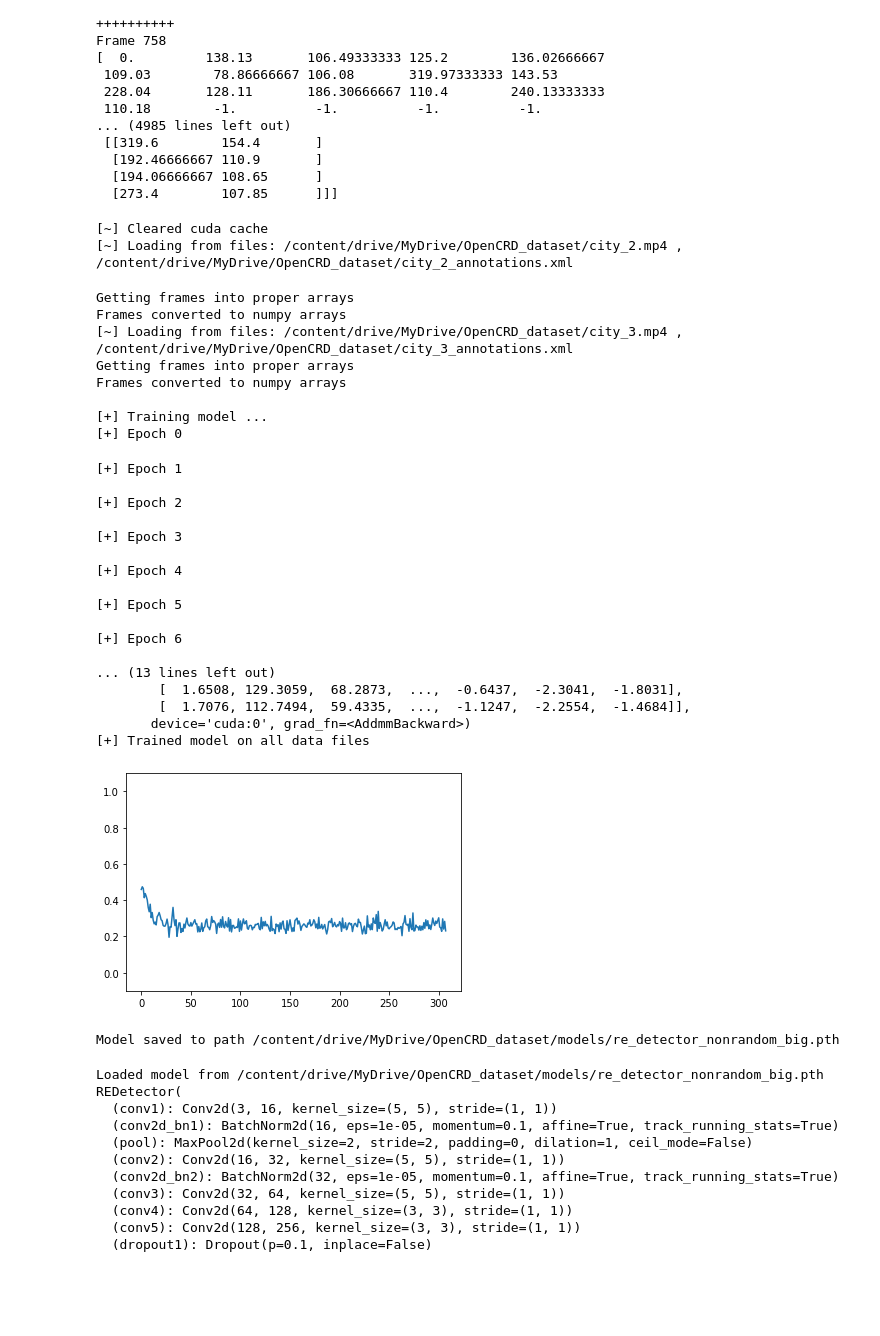
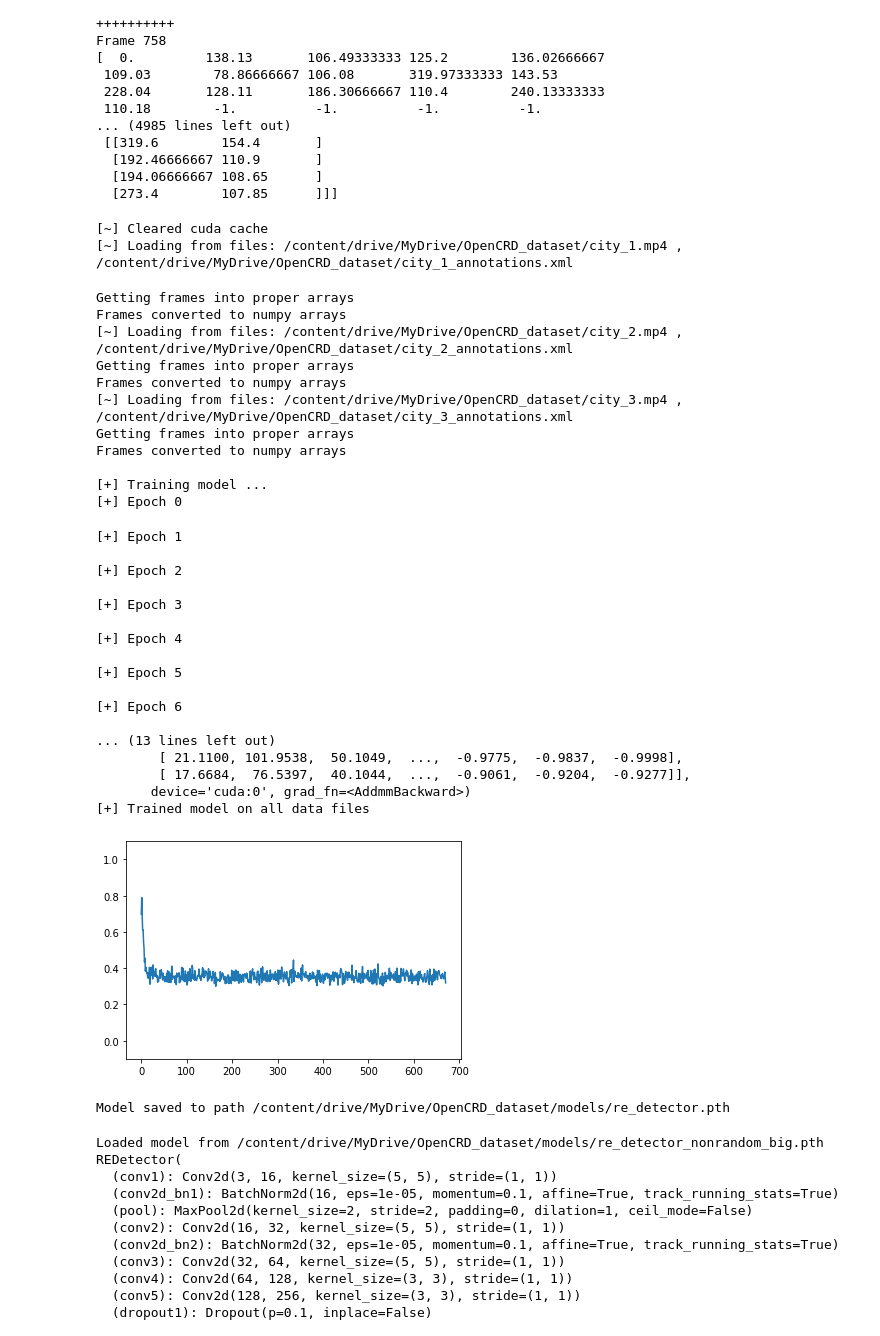
Before and after one commit to pAplakidis/OpenCRD, a Jupyter notebook: notebooks/train_test_re_colab.ipynb, the cells around one changed output. Saved outputs shown, nothing was run; the diff lists cells and outputs as text; code cells hidden in the pictures; blank space fills up the shorter version.

```diff
--- a/notebooks/train_test_re_colab.ipynb
+++ b/notebooks/train_test_re_colab.ipynb
@@ -212,7 +212,7 @@ class REDetector(nn.Module):
 def serialize_polylines(polylines, n_coords, n_points, max_n_lines):
   # check if we have more than n_points
   # TODO: instead of removing the whole line, just get polyline[:n_points]
-  for polyline in polylines:
+  for polyline in polylines.copy():
     if len(polyline) != n_points:
       polylines.remove(polyline)
   assert len(polylines) <= max_n_lines, "More than max number of lines found"
@@ -300,9 +300,11 @@ Frame 758
   [273.4        107.85      ]]]
 # %%
 # TRAINING PROCESS
+
+# TODO: OUTPUT IS ALWAYS THE SAME NO MATTER THE FRAME
 def train(frames, annotations, model):
-  loss_function = nn.L1Loss() # mean absolute error
-  #loss_function = nn.MSELoss() # mean square error
+  #loss_function = nn.L1Loss() # mean absolute error
+  loss_function = nn.MSELoss() # mean square error
   optim = torch.optim.Adam(model.parameters(), lr=0.1)  # TODO: try new learning rates (maybe increase the rate)
 
   losses, accuracies = [], []
@@ -353,8 +355,8 @@ def train(frames, annotations, model):
       # print stats
       loss = loss.item()
       #accuracy = accuracy.item()
-      losses.append(loss/100) # /100 so that we can see it in the graph
-      #losses.append(loss/10000) # /10000 so that we can see it in the graph
+      #losses.append(loss/100) # /100 so that we can see it in the graph
+      losses.append(loss/10000) # /10000 so that we can see it in the graph
       #accuracies.append(accuracy)
       #t.set_description("loss %.2f accuracy %.2f out %.2f" % (loss, accuracy, out.mean().item()))
       t.set_description("loss %.2f out %.2f" % (loss, out.mean().item()))
@@ -373,12 +375,11 @@ if device.type == "cuda":
 
 model = REDetector().to(device).train()
 
-for i in trange(1, len(video_files)):
+for i in trange(0, len(video_files)):
   print("[~] Loading from files: %s , %s" % (base_dir+video_files[i], base_dir+annot_files[i]))
   frames, annotations = get_data(base_dir+video_files[i], base_dir+annot_files[i])
   frames = conv_frames(frames)
-  #if i == 0:
-  if i == 1:
+  if i == 0:
     all_frames = frames
     all_annotations = annotations
   else:
@@ -387,37 +388,40 @@ for i in trange(1, len(video_files)):
 
 frames, labels = [], [] # free up memory
 print("[+] Training model ...")
 model = train(all_frames, all_annotations[:-1], model)
 print("[+] Trained model on all data files")
 # %% [output]
 [~] Cleared cuda cache
-[~] Loading from files: /content/drive/MyDrive/OpenCRD_dataset/city_2.mp4 , /content/drive/MyDrive/OpenCRD_dataset/city_2_annotations.xml
+[~] Loading from files: /content/drive/MyDrive/OpenCRD_dataset/city_1.mp4 , /content/drive/MyDrive/OpenCRD_dataset/city_1_annotations.xml
+Getting frames into proper arrays
+Frames converted to numpy arrays
+[~] Loading from files: /content/drive/MyDrive/OpenCRD_dataset/city_2.mp4 , /content/drive/MyDrive/OpenCRD_dataset/city_2_annotations.xml
 Getting frames into proper arrays
 Frames converted to numpy arrays
 [~] Loading from files: /content/drive/MyDrive/OpenCRD_dataset/city_3.mp4 , /content/drive/MyDrive/OpenCRD_dataset/city_3_annotations.xml
 Getting frames into proper arrays
 Frames converted to numpy arrays
 
 [+] Training model ...
 [+] Epoch 0
 [+] Epoch 1
 
 [+] Epoch 2
 
 [+] Epoch 3
 
 [+] Epoch 4
 
 [+] Epoch 5
 
 [+] Epoch 6
 
 ... (13 lines left out)
-        [  1.6508, 129.3059,  68.2873,  ...,  -0.6437,  -2.3041,  -1.8031],
-        [  1.7076, 112.7494,  59.4335,  ...,  -1.1247,  -2.2554,  -1.4684]],
+        [ 21.1100, 101.9538,  50.1049,  ...,  -0.9775,  -0.9837,  -0.9998],
+        [ 17.6684,  76.5397,  40.1044,  ...,  -0.9061,  -0.9204,  -0.9277]],
        device='cuda:0', grad_fn=<AddmmBackward>)
 [+] Trained model on all data files
-[figure, old version]
+[figure, new version]
 # %%
 # TODO: evaluate model
 def evalutate(mode, X_test, Y_test):
@@ -432,7 +436,7 @@ model_path = "/content/drive/MyDrive/OpenCRD_dataset/models/re_detector.pth"
 #model_path = "/content/drive/MyDrive/OpenCRD_dataset/models/re_detector_nonrandom_big.pth"
 save_model(model_path, model)
 # %% [output]
-Model saved to path /content/drive/MyDrive/OpenCRD_dataset/models/re_detector_nonrandom_big.pth
+Model saved to path /content/drive/MyDrive/OpenCRD_dataset/models/re_detector.pth
 # %%
 # load model
 def load_model(path):
```
Also changed, not shown: parts of 3 cells of this notebook.
